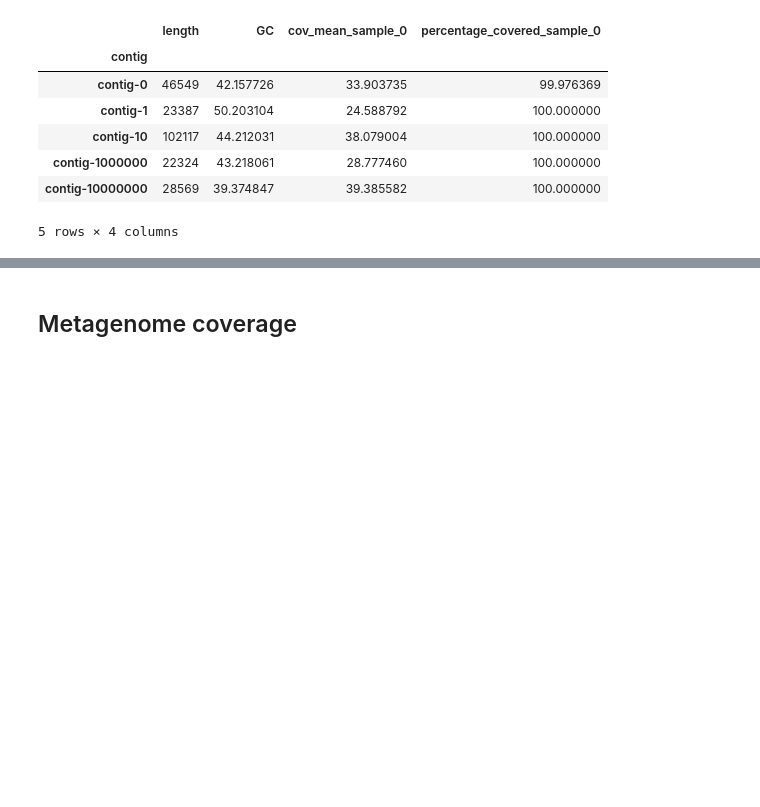
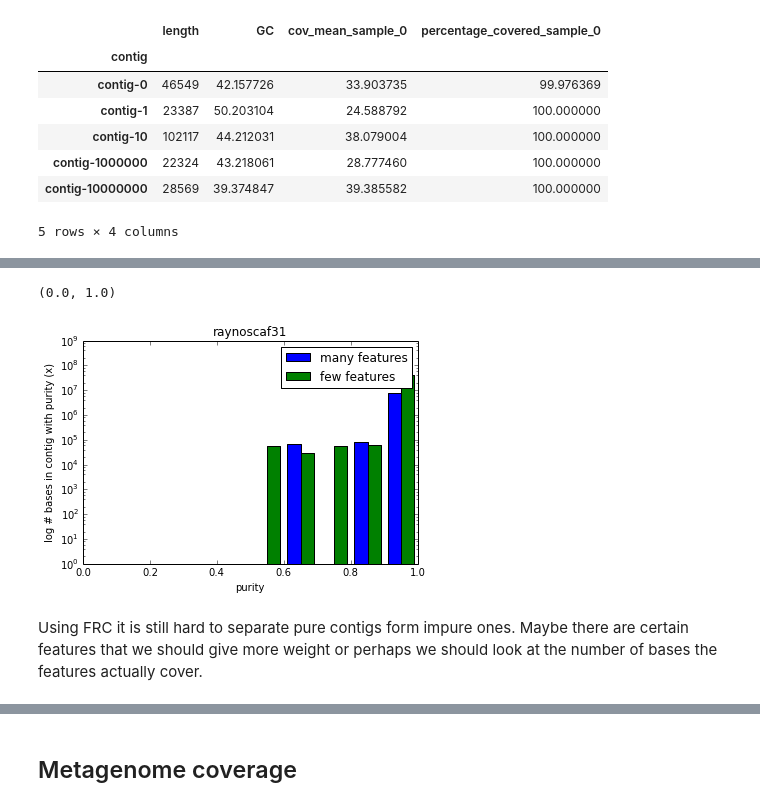
Before and after one commit to inodb/masmvali-publication, a Jupyter notebook: notebooks/LIMS1884-filtered-pairs-assemblies-2.ipynb, the cells around one changed output, grey strips where cells are left out. Drawn from its saved outputs; the diff is of its cells as text; code cells hidden in the pictures; blank space fills up the shorter version.

```diff
--- a/notebooks/LIMS1884-filtered-pairs-assemblies-2.ipynb
+++ b/notebooks/LIMS1884-filtered-pairs-assemblies-2.ipynb
@@ -130,0 +138,9 @@ Using only coverage and length it is rather hard to select pure contigs. You los
+# %%
+cfeat = pd.read_csv("/media/milou/glob/projects/masmvali-partdeux/reassembly-filtered-reads/Sample_1ng_even/metassemble/assemblies/ray/noscaf/noscaf_31/frc/Features.txt",
+                    sep=" ", names=['contig','feature','start','end']).sort("contig")
+# %%
+cfeat_counts = cfeat.groupby('contig').count().ix[:,["feature"]]
+# %%
+rns31purdf = pd.read_csv("/media/milou/glob/projects/masmvali-partdeux/reassembly-filtered-reads/Sample_1ng_even/metassemble/assemblies/ray/noscaf/noscaf_31/val/contig-purity.tsv",
+                         sep="\t", na_values="N/A").sort("contig").set_index("contig")
+rns31purdf.head()
@@ -130,0 +156,2 @@ Using only coverage and length it is rather hard to select pure contigs. You los
+# %%
+feat_pur = cfeat_counts.join(rns31purdf.ix[:,["contig_length","max_aln_purity"]]).join(rns31cov.ix[:,["GC","cov_mean_sample_0","percentage_covered_sample_0"]])
@@ -130,0 +169,20 @@ Using only coverage and length it is rather hard to select pure contigs. You los
+# %%
+f, ax = plt.subplots(1, 1)
+badfeat = (feat_pur["feature"]) > 10
+longc = feat_pur["contig_length"] >= 1000
+ax.hist([feat_pur[longc & badfeat]["max_aln_purity"],
+         feat_pur[longc & ~badfeat]["max_aln_purity"]],
+         weights=[feat_pur[longc & badfeat]["contig_length"],
+                  feat_pur[longc & ~badfeat]["contig_length"]], log=1, range=[0.0,1.0], label=["many features","few features"],
+         align='mid')
+ax.legend()
+ax.set_title("raynoscaf31")
+ax.set_ylabel("log # bases in contig with purity (x)")
+ax.set_xlabel("purity")
+ax.set_ylim(1,1e09)
+ax.set_xlim(0.0, 1.0)
+# %% [output]
+(0.0, 1.0)
+[figure, added]
+# %% [markdown]
+Using FRC it is still hard to separate pure contigs form impure ones. Maybe there are certain features that we should give more weight or perhaps we should look at the number of bases the features actually cover.
```
Also changed, not shown: parts of 11 cells of this notebook.
